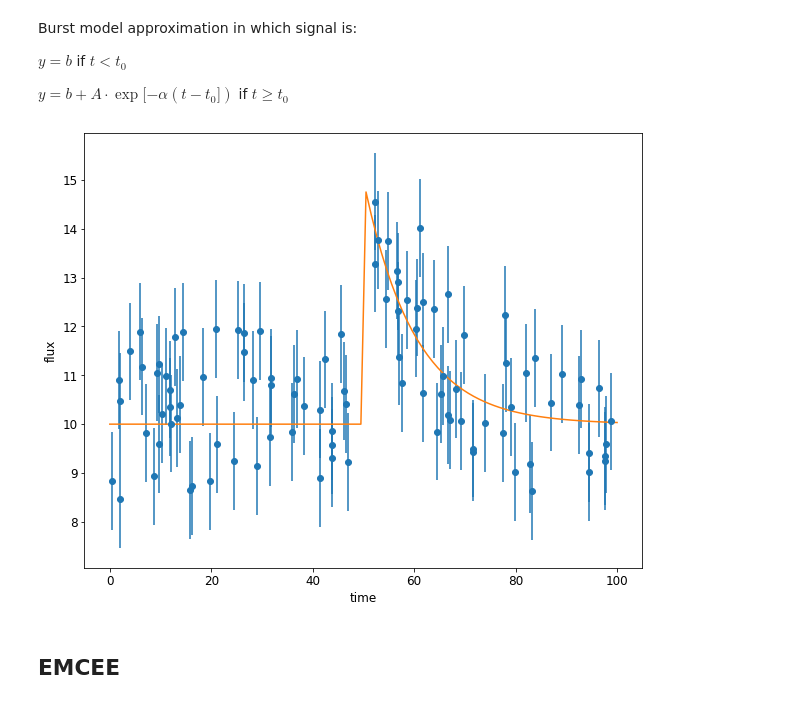
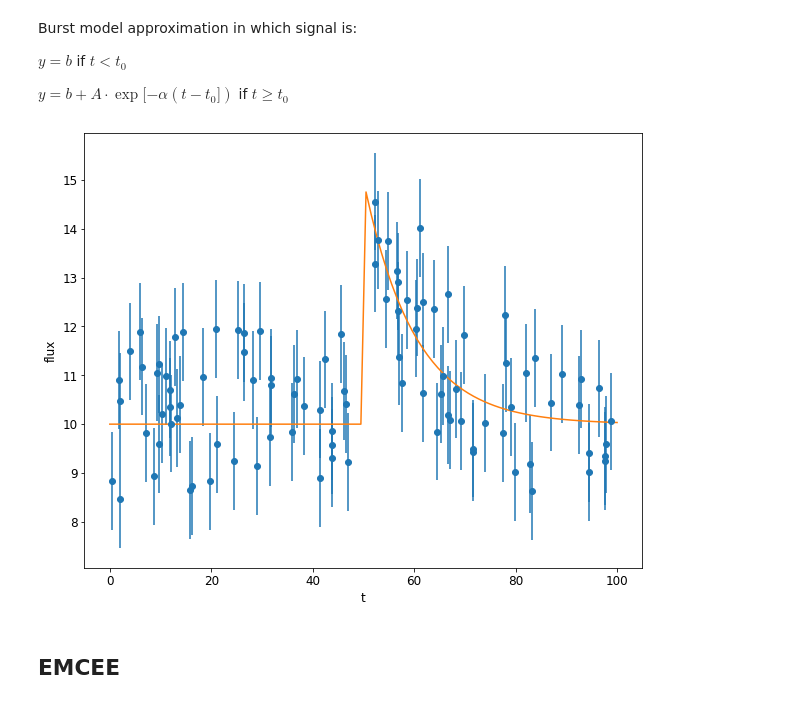
Before and after one commit to olli-e-benji/Astrostatistics-and-Machine-Learning-2023, a Jupyter notebook: working/L11_TransientUniverseMCMC.ipynb, the cells around one changed output. Saved outputs shown, nothing was run; the diff lists cells and outputs as text; code cells hidden in the pictures.

```diff
--- a/working/L11_TransientUniverseMCMC.ipynb
+++ b/working/L11_TransientUniverseMCMC.ipynb
@@ -46,22 +46,22 @@ def fun_model(parameters, t):
 # %%
 #Eyeball estimate
 tgrid=np.linspace(0,100,100)
 t0_quick=50
 A_quick=5
 b_quick=10
 alpha_quick=0.1
 
 theta_quick= np.array([b_quick, t0_quick, A_quick, alpha_quick])
 
 #Evaluating the function
 ygrid = fun_model(theta_quick, tgrid)
 
 plt.errorbar(t, flux ,yerr=flux_err, fmt='o')
-plt.xlabel("time")
+plt.xlabel("t")
 plt.ylabel("flux")
 plt.plot(tgrid, ygrid);
 # %% [output]
-[figure, old version]
+[figure, new version]
 # %% [markdown]
 ## EMCEE
 # %%
```
Also changed, not shown: parts of 6 cells of this notebook.
